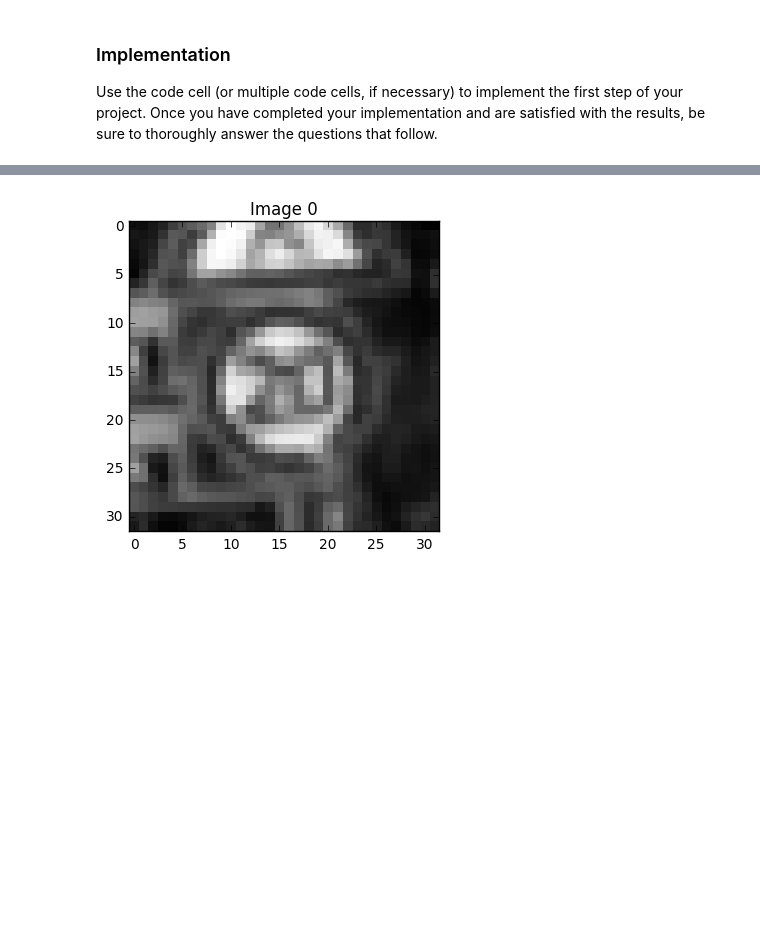
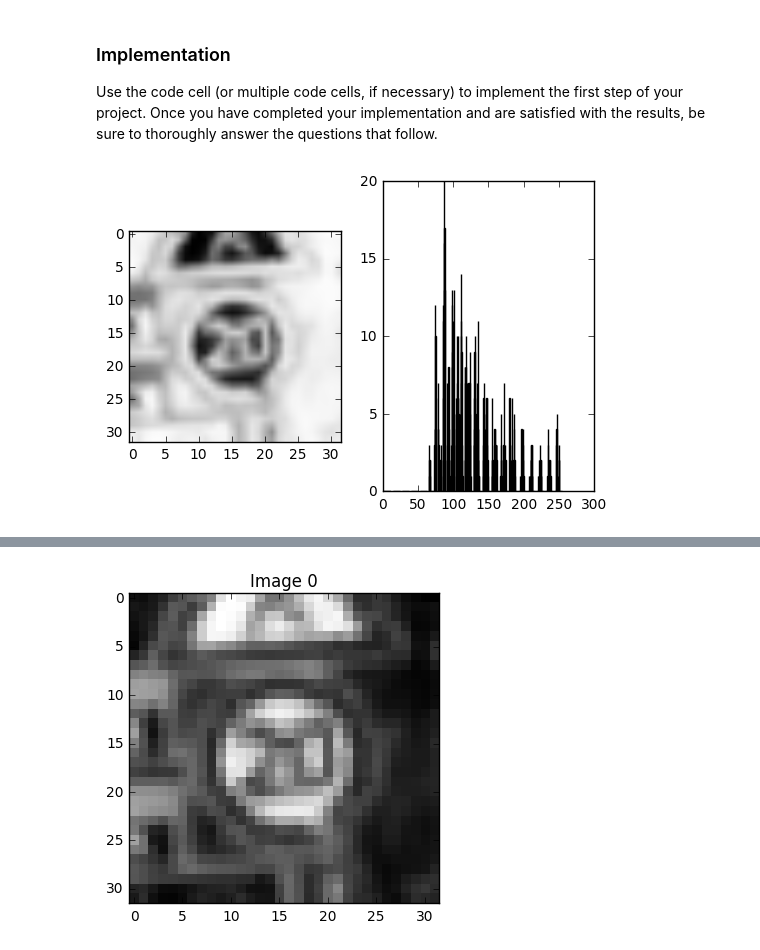
Before and after one commit to kunfengchen/carnd-p2, a Jupyter notebook: Traffic_Signs_Recognition.ipynb, the cells around one changed output, grey strips where cells are left out. Saved outputs shown, nothing was run; the diff lists cells and outputs as text; code cells hidden in the pictures; blank space fills up the shorter version.

```diff
--- a/Traffic_Signs_Recognition.ipynb
+++ b/Traffic_Signs_Recognition.ipynb
@@ -186,3 +190,13 @@ def norm_grey_images(images):
     for n in range(inum):
         norm_images[n] = normalize_greyscale(images[n])
     return norm_images
+# %%
+###
+### REF: https://github.com/tensorflow/tensorflow/blob/master/tensorflow/tools/docker/notebooks/3_mnist_from_scratch.ipynb
+###
+
+def show_grey_image_hist(image, xrange=[-0.5, 0.5]):
+    _, (ax1, ax2) = plt.subplots(1, 2)
+    ax1.imshow(image, cmap=plt.cm.Greys);
+    ax2.hist(image, bins=20, range=xrange);
+    plt.show()
@@ -188,0 +225,5 @@ def norm_grey_images(images):
+# %%
+## Show grey image and histogram
+show_grey_image_hist(X_train_grey[0], xrange=[0, 255])
+# %% [output]
+[figure, added]
```
Also changed, not shown: parts of 9 cells of this notebook.
